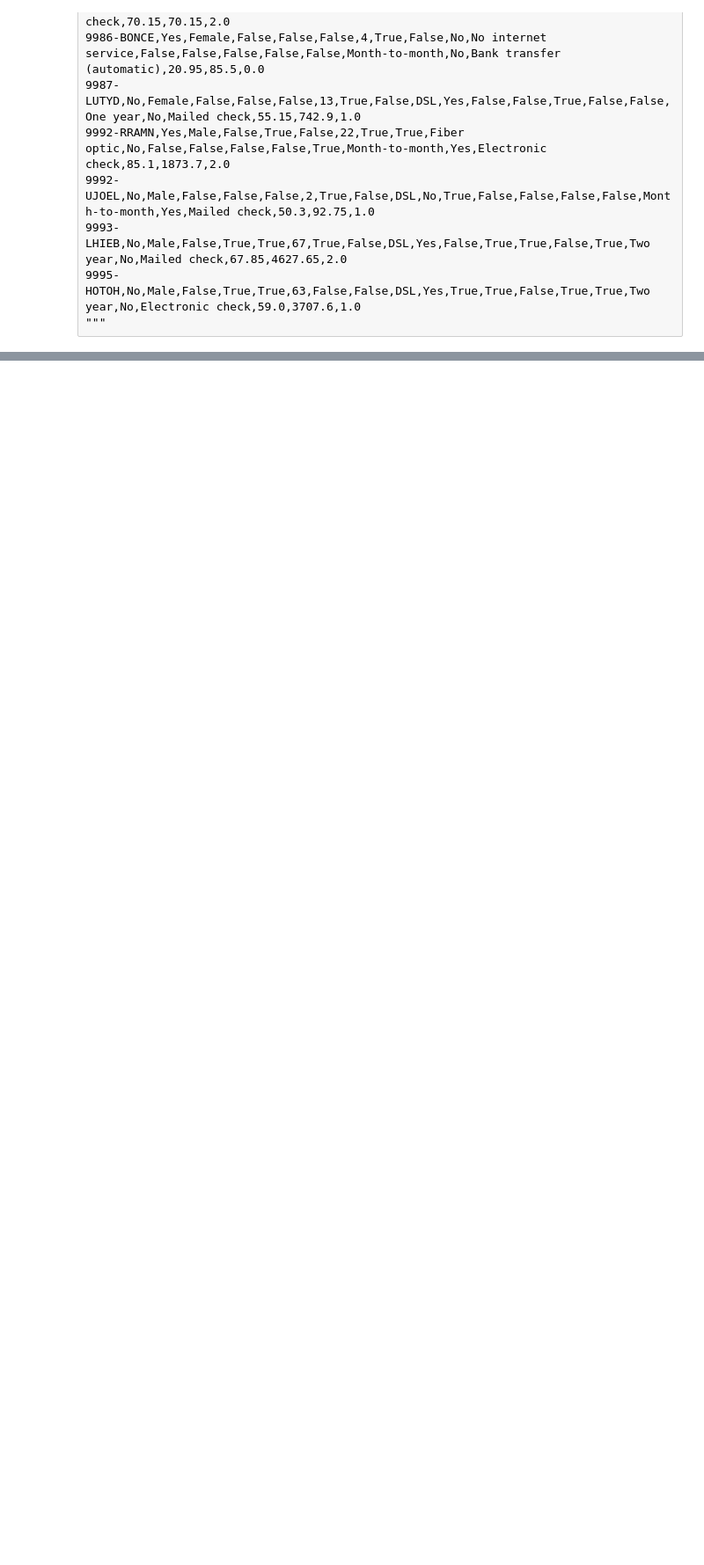
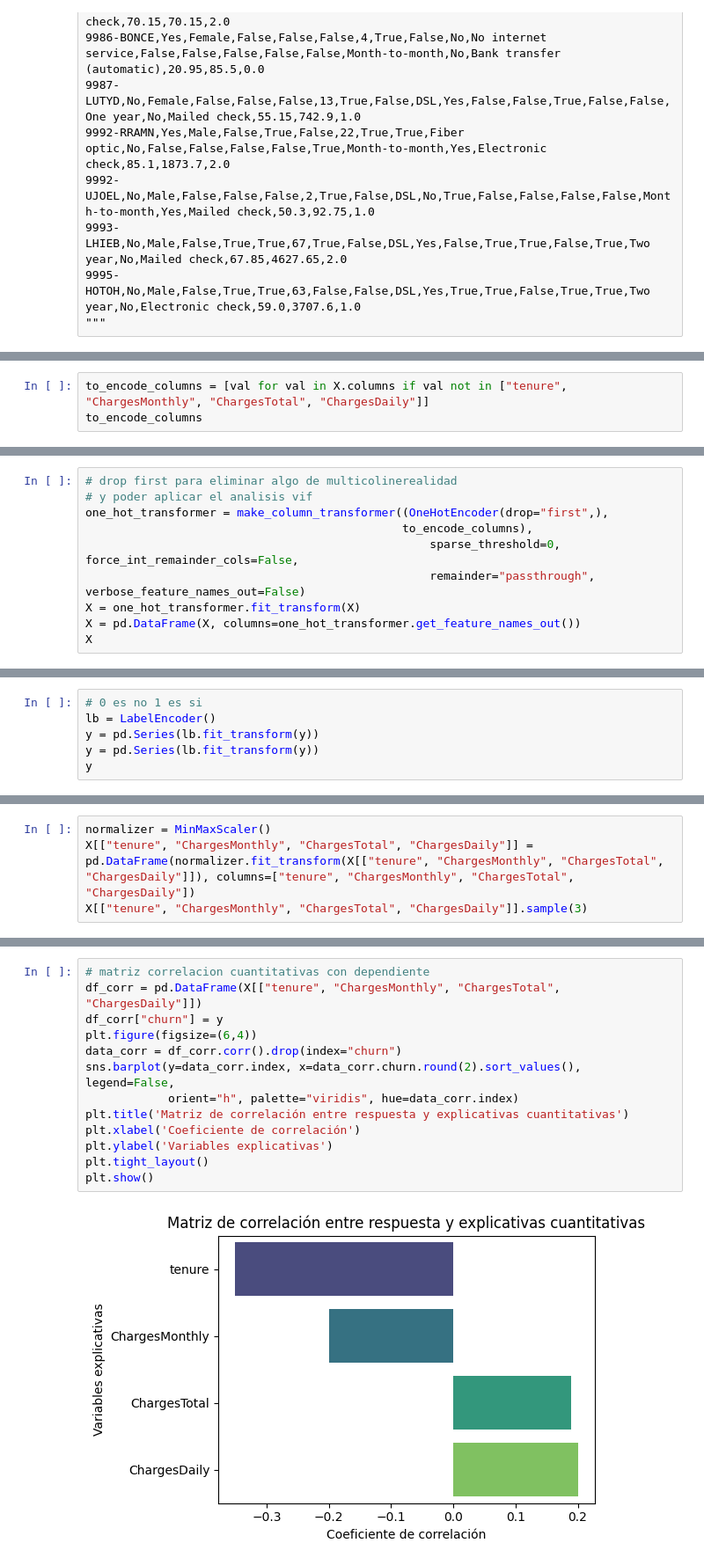
Before and after one commit to w4cha/alura_challange_telecom_pt2, a Jupyter notebook: desafio_alura_latam_churn_model.ipynb, the cells around one changed output, grey strips where cells are left out. Shown at 88% size. Cells and saved outputs as stored; diff of their text form; blank space fills up the shorter version.

```diff
--- a/desafio_alura_latam_churn_model.ipynb
+++ b/desafio_alura_latam_churn_model.ipynb
@@ -6713,0 +6842,3 @@ data = """customerID,Churn,gender,SeniorCitizen,Partner,Dependents,tenure,PhoneS
+# %%
+to_encode_columns = [val for val in X.columns if val not in ["tenure", "ChargesMonthly", "ChargesTotal", "ChargesDaily"]]
+to_encode_columns
@@ -6713,0 +6862,10 @@ data = """customerID,Churn,gender,SeniorCitizen,Partner,Dependents,tenure,PhoneS
+# %%
+# drop first para eliminar algo de multicolinerealidad
+# y poder aplicar el analisis vif
+one_hot_transformer = make_column_transformer((OneHotEncoder(drop="first",),
+                                              to_encode_columns),
+		                                          sparse_threshold=0, force_int_remainder_cols=False,
+		                                          remainder="passthrough", verbose_feature_names_out=False)
+X = one_hot_transformer.fit_transform(X)
+X = pd.DataFrame(X, columns=one_hot_transformer.get_feature_names_out())
+X
@@ -6713,0 +6886,6 @@ data = """customerID,Churn,gender,SeniorCitizen,Partner,Dependents,tenure,PhoneS
+# %%
+# 0 es no 1 es si
+lb = LabelEncoder()
+y = pd.Series(lb.fit_transform(y))
+y = pd.Series(lb.fit_transform(y))
+y
@@ -6713,0 +6921,4 @@ data = """customerID,Churn,gender,SeniorCitizen,Partner,Dependents,tenure,PhoneS
+# %%
+normalizer = MinMaxScaler()
+X[["tenure", "ChargesMonthly", "ChargesTotal", "ChargesDaily"]] = pd.DataFrame(normalizer.fit_transform(X[["tenure", "ChargesMonthly", "ChargesTotal", "ChargesDaily"]]), columns=["tenure", "ChargesMonthly", "ChargesTotal", "ChargesDaily"])
+X[["tenure", "ChargesMonthly", "ChargesTotal", "ChargesDaily"]].sample(3)
@@ -6713,0 +7031,15 @@ data = """customerID,Churn,gender,SeniorCitizen,Partner,Dependents,tenure,PhoneS
+# %%
+# matriz correlacion cuantitativas con dependiente
+df_corr = pd.DataFrame(X[["tenure", "ChargesMonthly", "ChargesTotal", "ChargesDaily"]])
+df_corr["churn"] = y
+plt.figure(figsize=(6,4))
+data_corr = df_corr.corr().drop(index="churn")
+sns.barplot(y=data_corr.index, x=data_corr.churn.round(2).sort_values(), legend=False,
+            orient="h", palette="viridis", hue=data_corr.index)
+plt.title('Matriz de correlación entre respuesta y explicativas cuantitativas')
+plt.xlabel('Coeficiente de correlación')
+plt.ylabel('Variables explicativas')
+plt.tight_layout()
+plt.show()
+# %% [output]
+[figure, added]
```
Also changed, not shown: parts of 78 cells of this notebook.
